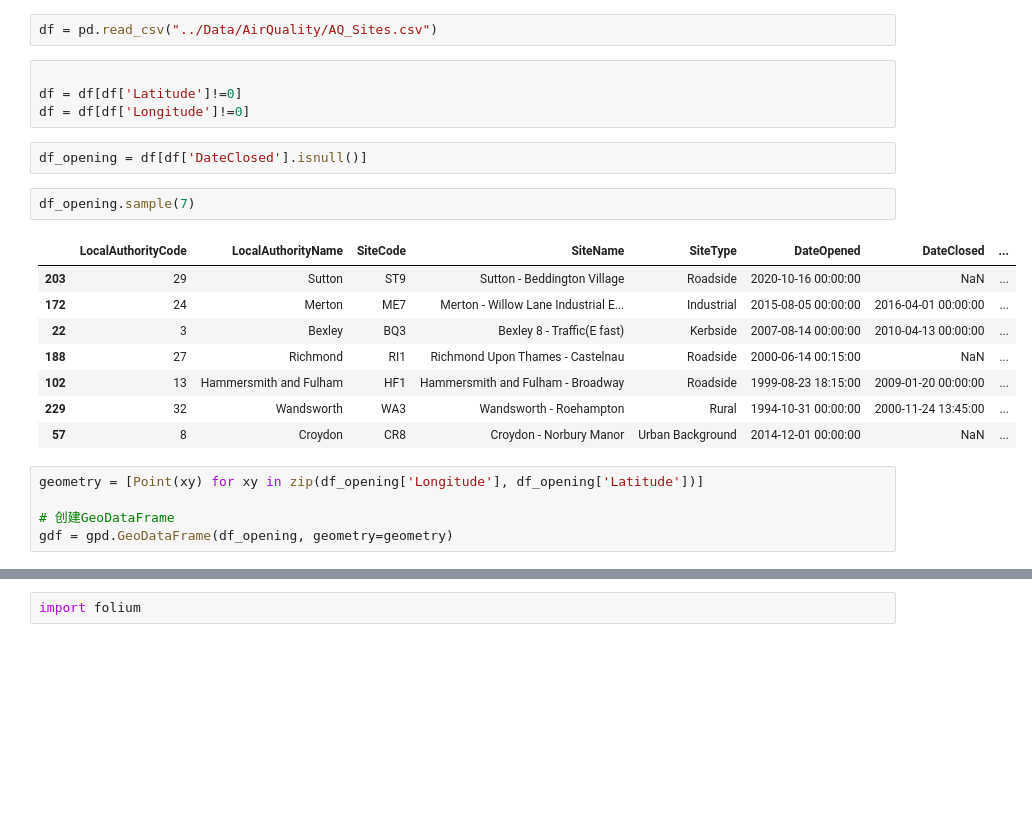
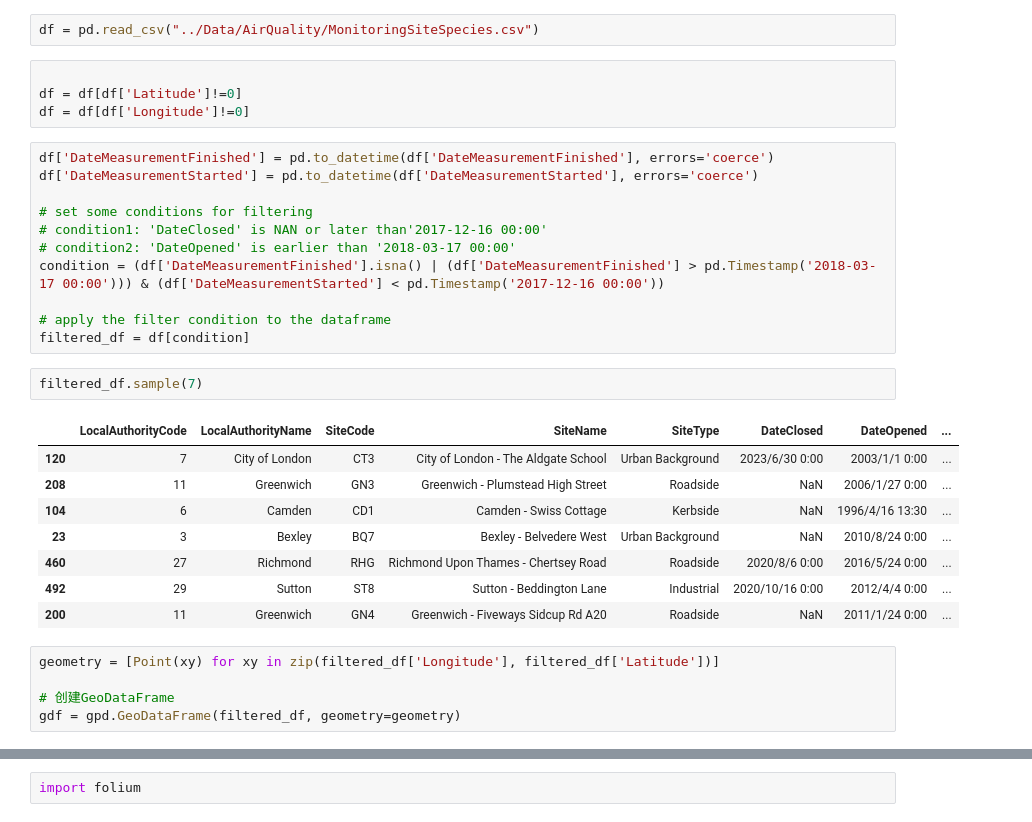
Before and after one commit to BohaoSuCC/2024CUSPLondonDataDive, a Jupyter notebook: DataPreprocess/Visualization.ipynb, the cells around one changed output, grey strips where cells are left out. Saved outputs shown, nothing was run; the diff lists cells and outputs as text; blank space fills up the shorter version.

```diff
--- a/DataPreprocess/Visualization.ipynb
+++ b/DataPreprocess/Visualization.ipynb
@@ -102,29 +102,38 @@ import pandas as pd
 import numpy as np
 from shapely.geometry import Point
 # %%
-df = pd.read_csv("../Data/AirQuality/AQ_Sites.csv")
+df = pd.read_csv("../Data/AirQuality/MonitoringSiteSpecies.csv")
 # %%
 
 df = df[df['Latitude']!=0]
 df = df[df['Longitude']!=0]
-# %%
-df_opening = df[df['DateClosed'].isnull()]
+# %%
+df['DateMeasurementFinished'] = pd.to_datetime(df['DateMeasurementFinished'], errors='coerce')
+df['DateMeasurementStarted'] = pd.to_datetime(df['DateMeasurementStarted'], errors='coerce')
+
+# set some conditions for filtering
+# condition1: 'DateClosed' is NAN or later than'2017-12-16 00:00'
+# condition2: 'DateOpened' is earlier than '2018-03-17 00:00'
+condition = (df['DateMeasurementFinished'].isna() | (df['DateMeasurementFinished'] > pd.Timestamp('2018-03-17 00:00'))) & (df['DateMeasurementStarted'] < pd.Timestamp('2017-12-16 00:00'))
+
+# apply the filter condition to the dataframe
+filtered_df = df[condition]
 # %%
-df_opening.sample(7)
+filtered_df.sample(7)
 # %% [output]
-|  | LocalAuthorityCode | LocalAuthorityName | SiteCode | SiteName | SiteType | DateOpened | DateClosed | ... |
-| 203 | 29 | Sutton | ST9 | Sutton - Beddington Village | Roadside | 2020-10-16 00:00:00 | NaN | ... |
-| 172 | 24 | Merton | ME7 | Merton - Willow Lane Industrial E... | Industrial | 2015-08-05 00:00:00 | 2016-04-01 00:00:00 | ... |
-| 22 | 3 | Bexley | BQ3 | Bexley 8 - Traffic(E fast) | Kerbside | 2007-08-14 00:00:00 | 2010-04-13 00:00:00 | ... |
-| 188 | 27 | Richmond | RI1 | Richmond Upon Thames - Castelnau | Roadside | 2000-06-14 00:15:00 | NaN | ... |
-| 102 | 13 | Hammersmith and Fulham | HF1 | Hammersmith and Fulham - Broadway | Roadside | 1999-08-23 18:15:00 | 2009-01-20 00:00:00 | ... |
-| 229 | 32 | Wandsworth | WA3 | Wandsworth - Roehampton | Rural | 1994-10-31 00:00:00 | 2000-11-24 13:45:00 | ... |
-| 57 | 8 | Croydon | CR8 | Croydon - Norbury Manor | Urban Background | 2014-12-01 00:00:00 | NaN | ... |
+|  | LocalAuthorityCode | LocalAuthorityName | SiteCode | SiteName | SiteType | DateClosed | DateOpened | ... |
+| 120 | 7 | City of London | CT3 | City of London - The Aldgate School | Urban Background | 2023/6/30 0:00 | 2003/1/1 0:00 | ... |
+| 208 | 11 | Greenwich | GN3 | Greenwich - Plumstead High Street | Roadside | NaN | 2006/1/27 0:00 | ... |
+| 104 | 6 | Camden | CD1 | Camden - Swiss Cottage | Kerbside | NaN | 1996/4/16 13:30 | ... |
+| 23 | 3 | Bexley | BQ7 | Bexley - Belvedere West | Urban Background | NaN | 2010/8/24 0:00 | ... |
+| 460 | 27 | Richmond | RHG | Richmond Upon Thames - Chertsey Road | Roadside | 2020/8/6 0:00 | 2016/5/24 0:00 | ... |
+| 492 | 29 | Sutton | ST8 | Sutton - Beddington Lane | Industrial | 2020/10/16 0:00 | 2012/4/4 0:00 | ... |
+| 200 | 11 | Greenwich | GN4 | Greenwich - Fiveways Sidcup Rd A20 | Roadside | NaN | 2011/1/24 0:00 | ... |
 # %%
-geometry = [Point(xy) for xy in zip(df_opening['Longitude'], df_opening['Latitude'])]
+geometry = [Point(xy) for xy in zip(filtered_df['Longitude'], filtered_df['Latitude'])]
 
 # 创建GeoDataFrame
-gdf = gpd.GeoDataFrame(df_opening, geometry=geometry)
+gdf = gpd.GeoDataFrame(filtered_df, geometry=geometry)
 # %%
 gdf['geometry']
 # %% [output]
```
Also changed, not shown: parts of 15 cells of this notebook, 4 other files.
